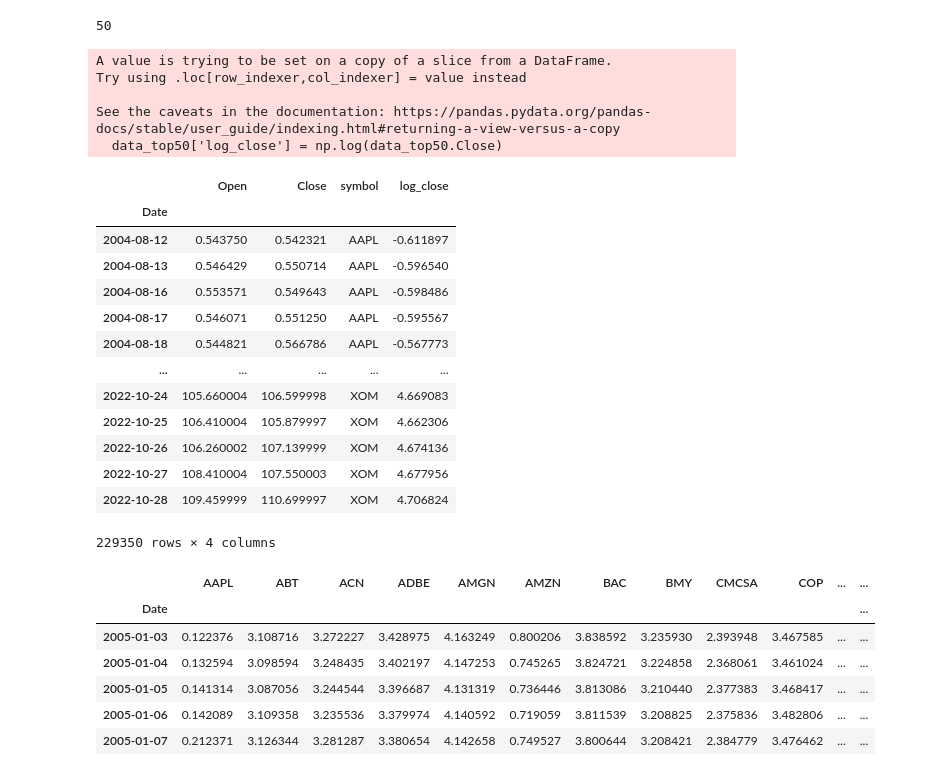
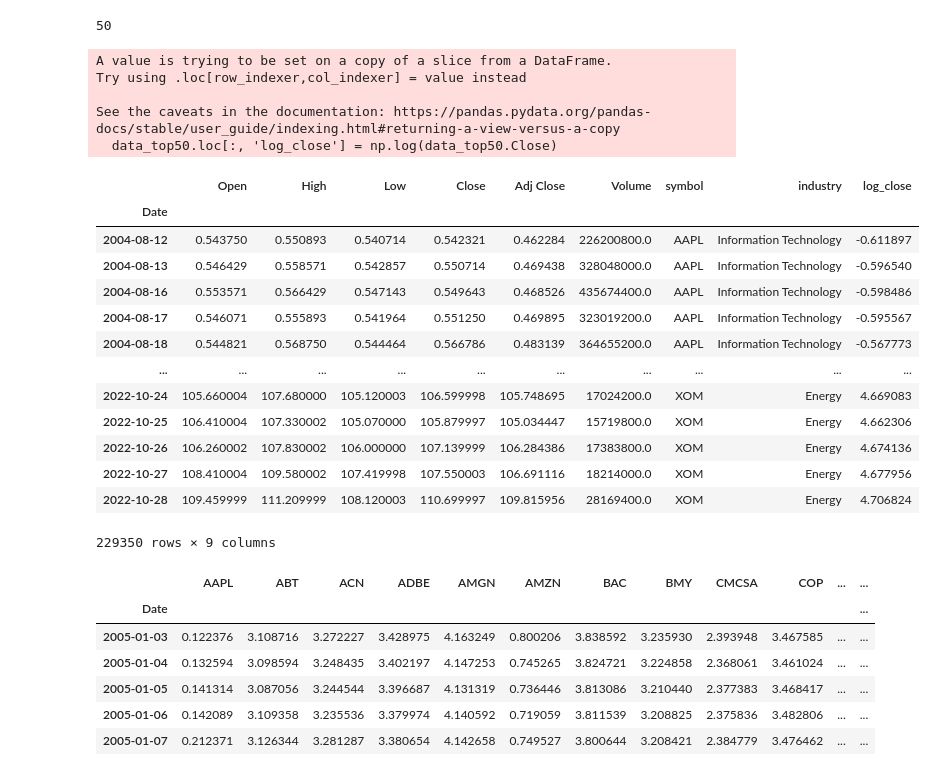
Before and after one commit to Lzhenghong/Quant-Projects, a Jupyter notebook: SP500/Cointegration_LSTM_strategy/SP500_Cointegration_LSTM.ipynb, the cells around one changed output. Saved outputs shown, nothing was run; the diff lists cells and outputs as text; code cells hidden in the pictures.

```diff
--- a/SP500/Cointegration_LSTM_strategy/SP500_Cointegration_LSTM.ipynb
+++ b/SP500/Cointegration_LSTM_strategy/SP500_Cointegration_LSTM.ipynb
@@ -37,6 +38,6 @@ sp500
 # %%
 df = pd.read_csv(f"{os.path.dirname(os.getcwd())}\SP500 stock OHLC extended.csv", header=0, index_col=0, parse_dates=[0])
 data = df.copy()
-data = data.loc[data.index > '2004-08-11', ['Open', 'Close', 'symbol']]
+data = data.loc[data.index > '2004-08-11', :]
 data
 # %% [output]
@@ -86,28 +87,28 @@ len(contains_top50)
 50
 # %%
 data_top50 = data.loc[data.symbol.isin(contains_top50), :]
-data_top50['log_close'] = np.log(data_top50.Close)
+data_top50.loc[:, 'log_close'] = np.log(data_top50.Close)
 data_top50
 # %% [output]
 A value is trying to be set on a copy of a slice from a DataFrame.
 Try using .loc[row_indexer,col_indexer] = value instead
 
 See the caveats in the documentation: https://pandas.pydata.org/pandas-docs/stable/user_guide/indexing.html#returning-a-view-versus-a-copy
-  data_top50['log_close'] = np.log(data_top50.Close)
+  data_top50.loc[:, 'log_close'] = np.log(data_top50.Close)
-|  | Open | Close | symbol | log_close |
-| Date |  |  |  |  |
-| 2004-08-12 | 0.543750 | 0.542321 | AAPL | -0.611897 |
-| 2004-08-13 | 0.546429 | 0.550714 | AAPL | -0.596540 |
-| 2004-08-16 | 0.553571 | 0.549643 | AAPL | -0.598486 |
-| 2004-08-17 | 0.546071 | 0.551250 | AAPL | -0.595567 |
-| 2004-08-18 | 0.544821 | 0.566786 | AAPL | -0.567773 |
-| ... | ... | ... | ... | ... |
-| 2022-10-24 | 105.660004 | 106.599998 | XOM | 4.669083 |
-| 2022-10-25 | 106.410004 | 105.879997 | XOM | 4.662306 |
-| 2022-10-26 | 106.260002 | 107.139999 | XOM | 4.674136 |
-| 2022-10-27 | 108.410004 | 107.550003 | XOM | 4.677956 |
-| 2022-10-28 | 109.459999 | 110.699997 | XOM | 4.706824 |
+|  | Open | High | Low | Close | Adj Close | Volume | symbol | industry | log_close |
+| Date |  |  |  |  |  |  |  |  |  |
+| 2004-08-12 | 0.543750 | 0.550893 | 0.540714 | 0.542321 | 0.462284 | 226200800.0 | AAPL | Information Technology | -0.611897 |
+| 2004-08-13 | 0.546429 | 0.558571 | 0.542857 | 0.550714 | 0.469438 | 328048000.0 | AAPL | Information Technology | -0.596540 |
+| 2004-08-16 | 0.553571 | 0.566429 | 0.547143 | 0.549643 | 0.468526 | 435674400.0 | AAPL | Information Technology | -0.598486 |
+| 2004-08-17 | 0.546071 | 0.555893 | 0.541964 | 0.551250 | 0.469895 | 323019200.0 | AAPL | Information Technology | -0.595567 |
+| 2004-08-18 | 0.544821 | 0.568750 | 0.544464 | 0.566786 | 0.483139 | 364655200.0 | AAPL | Information Technology | -0.567773 |
+| ... | ... | ... | ... | ... | ... | ... | ... | ... | ... |
+| 2022-10-24 | 105.660004 | 107.680000 | 105.120003 | 106.599998 | 105.748695 | 17024200.0 | XOM | Energy | 4.669083 |
+| 2022-10-25 | 106.410004 | 107.330002 | 105.070000 | 105.879997 | 105.034447 | 15719800.0 | XOM | Energy | 4.662306 |
+| 2022-10-26 | 106.260002 | 107.830002 | 106.000000 | 107.139999 | 106.284386 | 17383800.0 | XOM | Energy | 4.674136 |
+| 2022-10-27 | 108.410004 | 109.580002 | 107.419998 | 107.550003 | 106.691116 | 18214000.0 | XOM | Energy | 4.677956 |
+| 2022-10-28 | 109.459999 | 111.209999 | 108.120003 | 110.699997 | 109.815956 | 28169400.0 | XOM | Energy | 4.706824 |
-229350 rows × 4 columns
+229350 rows × 9 columns
 # %%
 top50_df = pd.DataFrame()
 for ticker in data_top50.symbol.unique():
```
Also changed, not shown: parts of 43 cells of this notebook, 2 other files.
